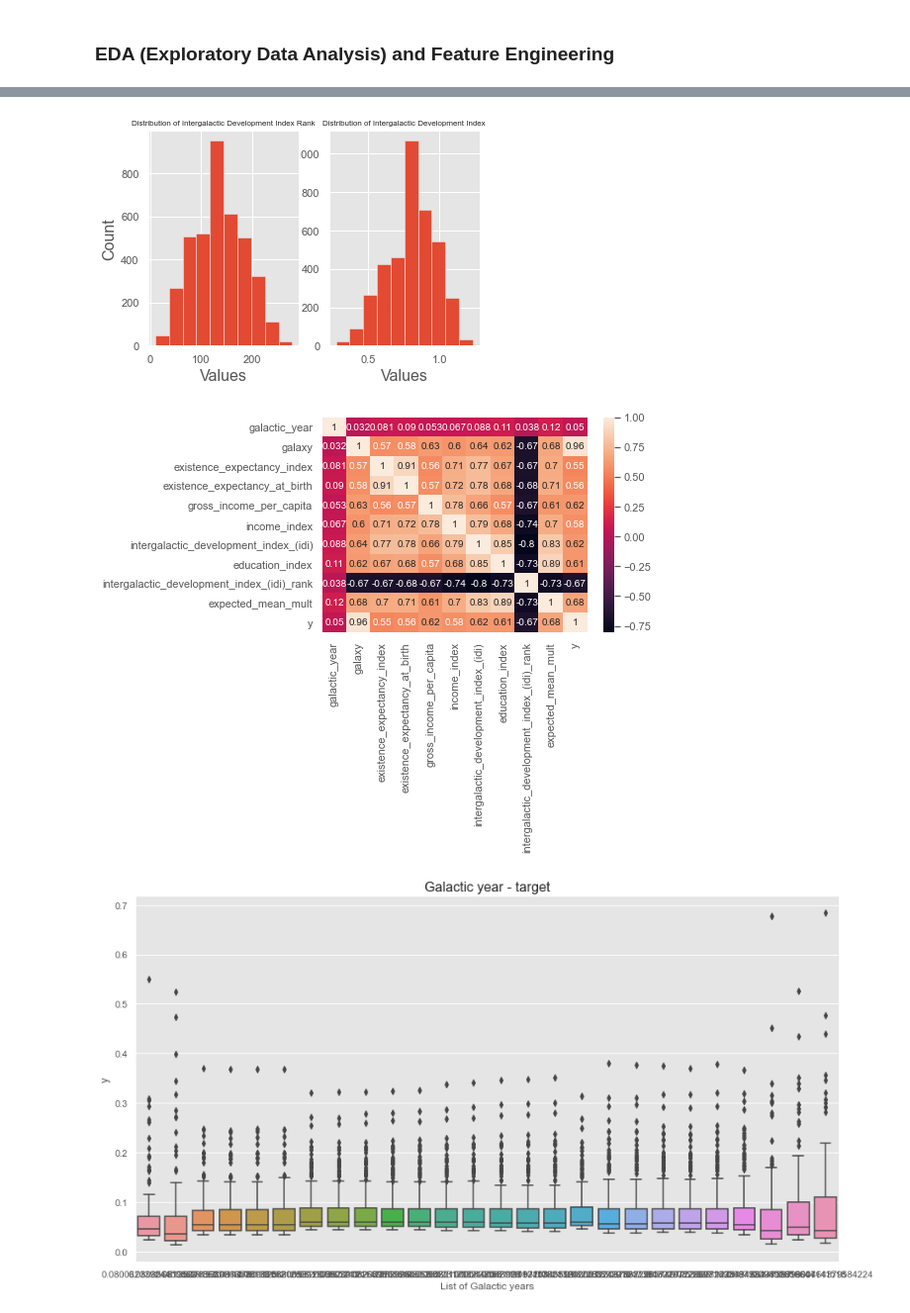
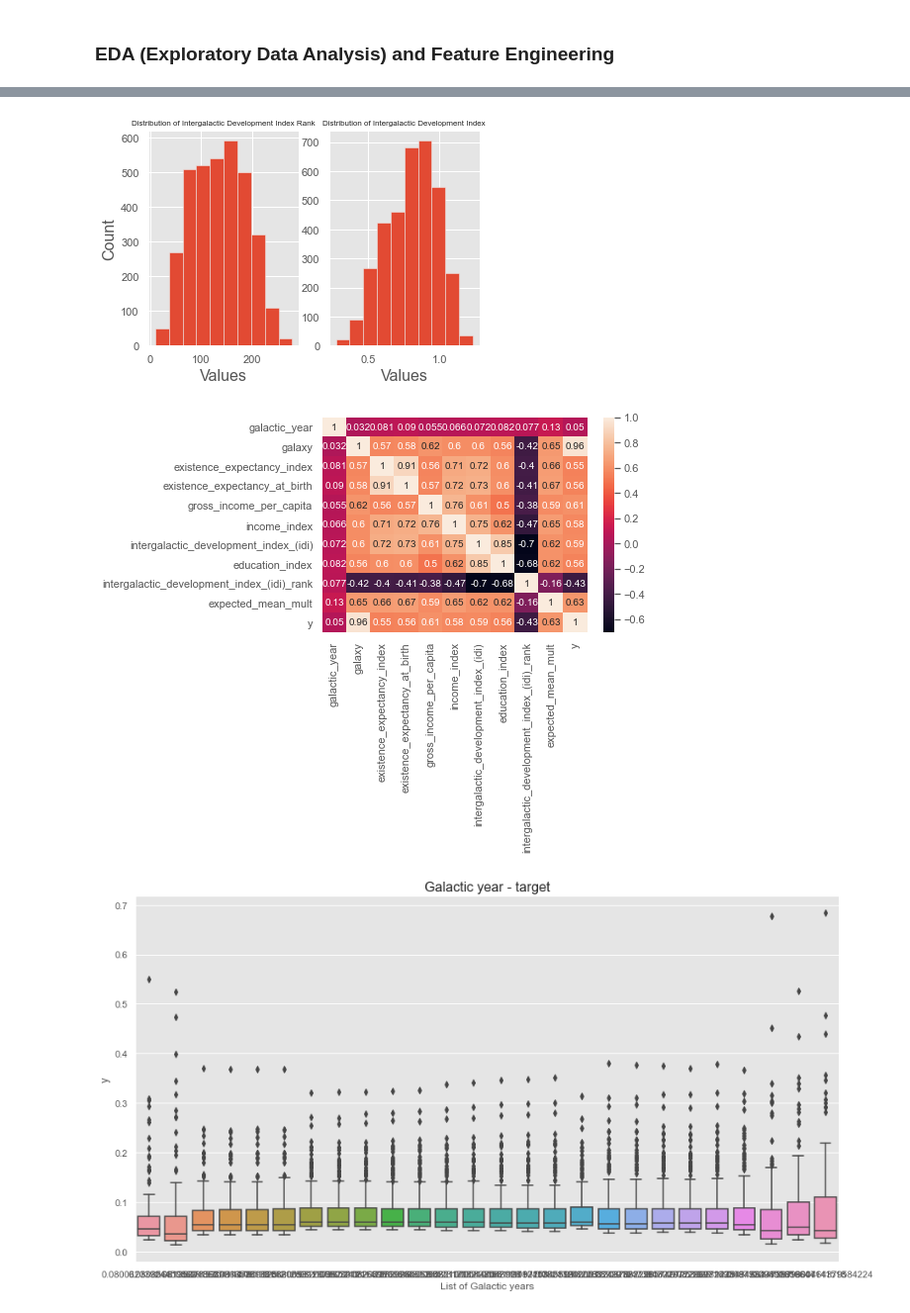
Before and after one commit to kamalzada/Machine-Learning-Projects, a Jupyter notebook: Capstone-Projects/Capstone-Project#2.ipynb, the cells around one changed output, grey strips where cells are left out. Shown at 99% size. Cells and saved outputs as stored; diff of their text form; code cells hidden in the pictures.

```diff
--- a/Capstone-Projects/Capstone-Project#2.ipynb
+++ b/Capstone-Projects/Capstone-Project#2.ipynb
@@ -364,13 +440,15 @@ df = pd.concat([df_categoric, df_numeric, target], axis=1)
 ### EDA (Exploratory Data Analysis) and Feature Engineering
 # %%
 #Let's engineer some new features
-df['expected_mean_mult'] = df['expected_years_of_education_(galactic_years)']*df['mean_years_of_education_(galactic_years)']
+df_train['expected_mean_mult'] = df_train['expected_years_of_education_(galactic_years)']*df_train['mean_years_of_education_(galactic_years)']
+df_test['expected_mean_mult'] = df_test['expected_years_of_education_(galactic_years)']*df_test['mean_years_of_education_(galactic_years)']
 # %%
-#Let's engineer some new features
-df.drop(['expected_years_of_education_(galactic_years)', 'mean_years_of_education_(galactic_years)'],
+df_train.drop(['expected_years_of_education_(galactic_years)', 'mean_years_of_education_(galactic_years)'],
        axis=1, inplace=True)
+df_test.drop(['expected_years_of_education_(galactic_years)', 'mean_years_of_education_(galactic_years)'],
+       axis=1, inplace=True)
 # %%
-df.drop('y', axis=1, inplace=True)
+df_train.drop('y', axis=1, inplace=True)
 # %%
-df = pd.concat([df, target], axis=1)
+df_train = pd.concat([df_train, target], axis=1)
 # %%
@@ -391,28 +480,28 @@ df.head(20).T
 # %%
 '''Based on the numbers above, we suspect that the variables
 intergalactic_development_index_(idi) and intergalactic_development_index_(idi)_rank
 are correlated which is not ideal for a Linear Regression model'''
 #Let's figure out which correlation test to employ depending on the normality of the following columns
 plt.subplot(1, 2, 2)
-plt.hist(df['intergalactic_development_index_(idi)'])
+plt.hist(df_train['intergalactic_development_index_(idi)'])
 plt.title(label = 'Distribution of Intergalactic Development Index', fontsize = 8)
 plt.xlabel(xlabel = 'Values', fontsize = 16)
 plt.ylabel(ylabel = 'Count', fontsize = 16)
 
 plt.subplot(1, 2, 1)
-plt.hist(df['intergalactic_development_index_(idi)_rank'])
+plt.hist(df_train['intergalactic_development_index_(idi)_rank'])
 plt.title(label = 'Distribution of Intergalactic Development Index Rank', fontsize = 8)
 plt.xlabel(xlabel = 'Values', fontsize = 16)
 plt.ylabel(ylabel = 'Count', fontsize = 16)
 plt.show()
 #Very little skewness is observed, so we use pearson correlation for these two continuous variables
 # %% [output]
-[figure, old version]
+[figure, new version]
 # %%
 #Significant linear correlation is discovered
-sns.heatmap(df.corr(method='pearson'), annot=True)
+sns.heatmap(df_train.corr(method='pearson'), annot=True)
 plt.show()
 # %% [output]
-[figure, old version]
+[figure, new version]
 # %%
 #To counter this, the IDI rank column is dropped
```
Also changed, not shown: parts of 56 cells of this notebook.
